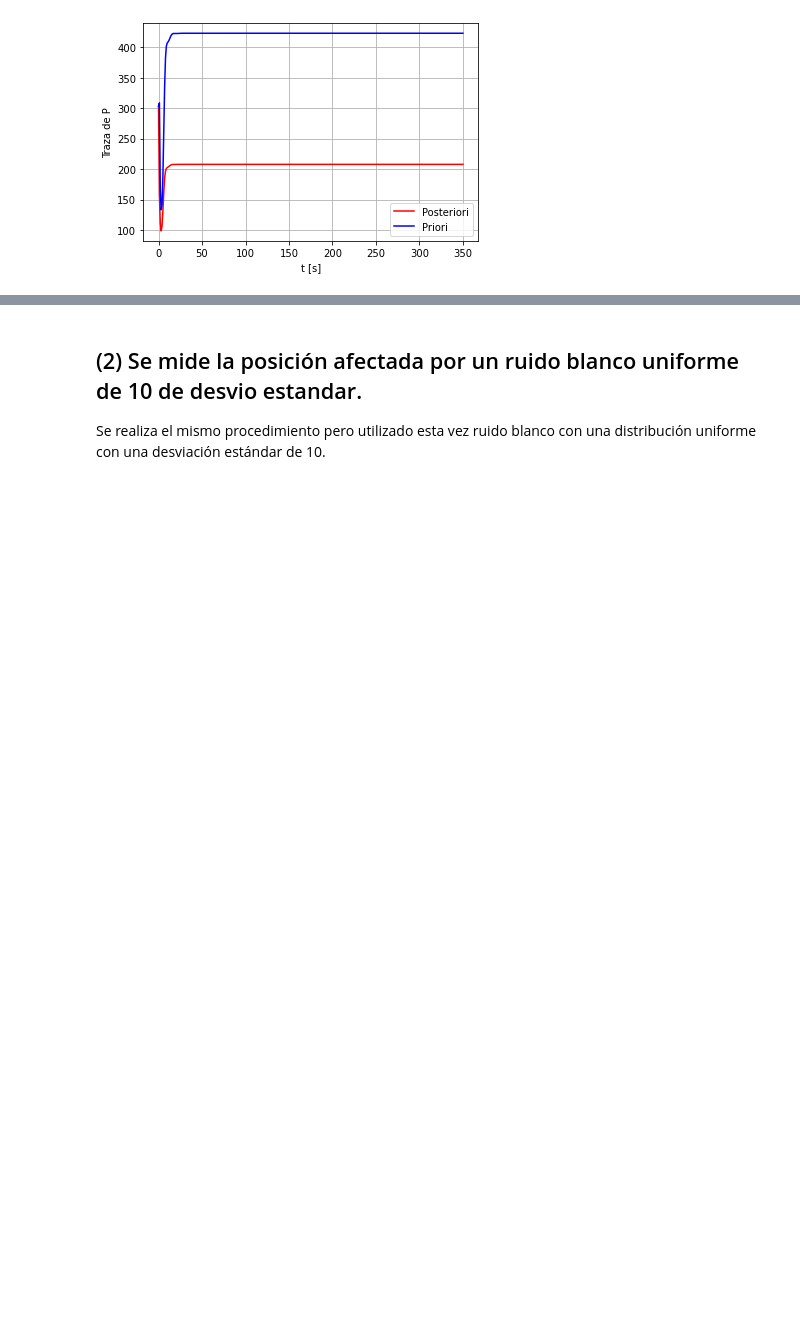
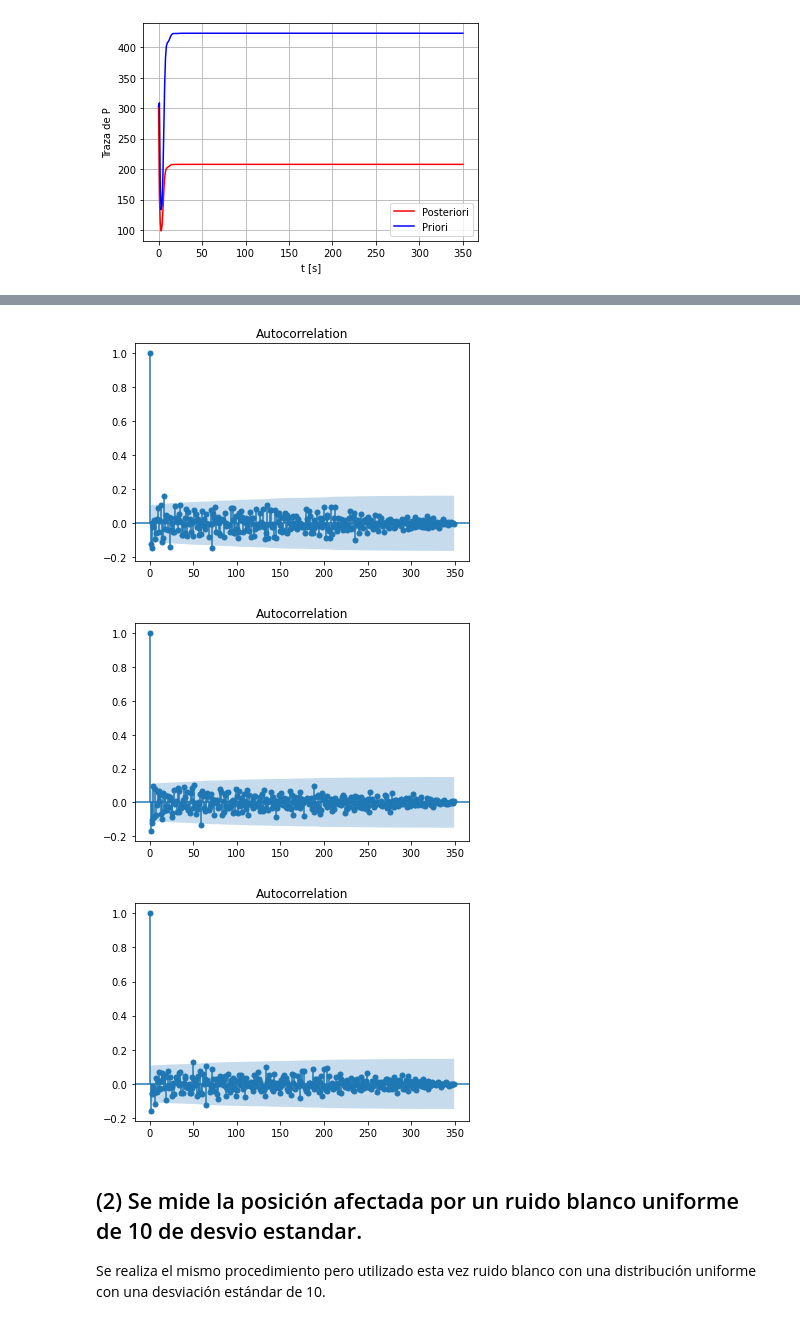
Before and after one commit to GonzaloRomeroR/Kalman-Filter, a Jupyter notebook: TP.ipynb, the cells around one changed output, grey strips where cells are left out. Drawn from its saved outputs; the diff is of its cells as text; code cells hidden in the pictures; blank space fills up the shorter version.

```diff
--- a/TP.ipynb
+++ b/TP.ipynb
@@ -426,3 +430,12 @@ plot_pk(P_posteriori_list, P_priori_list)
+# %%
+from statsmodels.graphics.tsaplots import plot_acf
+
+for i in range(np.array(e_list).shape[1]):
+    _ = plot_acf(np.array(e_list)[:,i], lags=np.array(e_list).shape[0] - 1 )
+# %% [output]
+[figure, added]
+[figure, added]
+[figure, added]
 # %% [markdown]
 ## (2) Se mide la posición afectada por un ruido blanco uniforme de 10 de desvio estandar.
 
```
Also changed, not shown: parts of 11 cells of this notebook.
